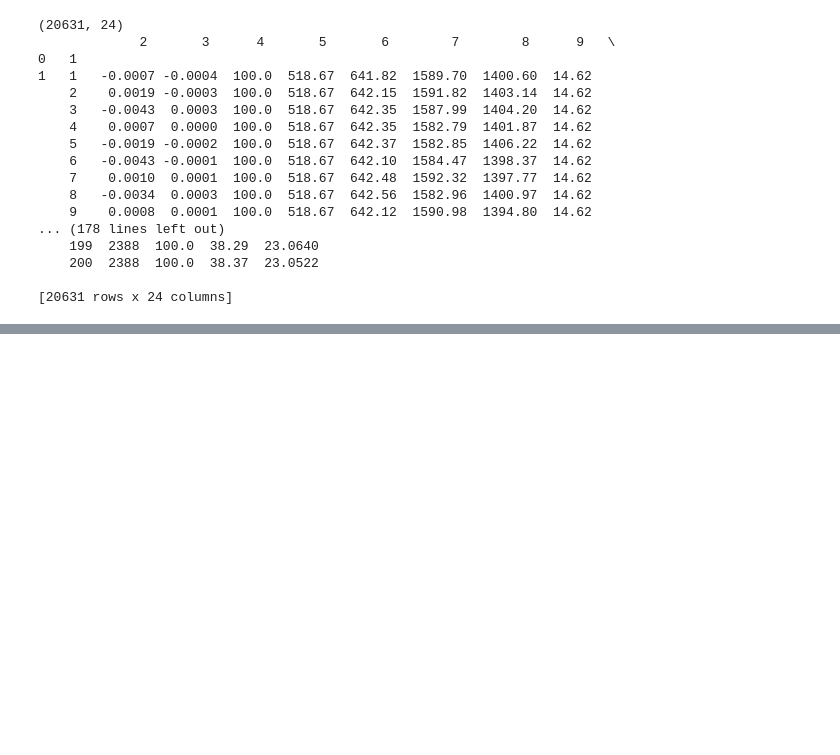
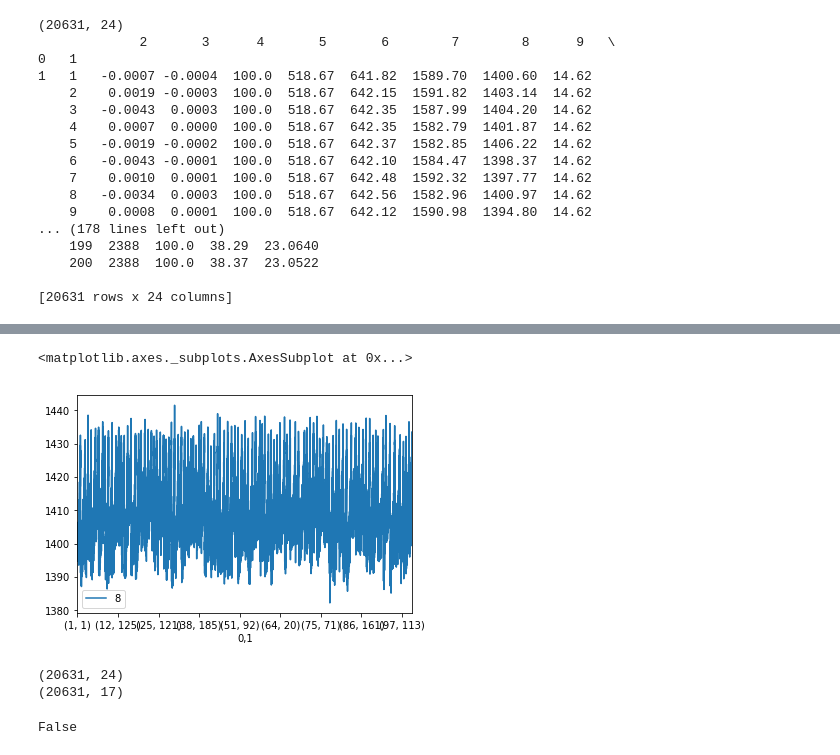
Before and after one commit to tdeneke/tssim, a Jupyter notebook: spike/fault2failure.ipynb, the cells around one changed output, grey strips where cells are left out. Drawn from its saved outputs; the diff is of its cells as text; code cells hidden in the pictures; blank space fills up the shorter version.

```diff
--- a/spike/fault2failure.ipynb
+++ b/spike/fault2failure.ipynb
@@ -38,0 +57,5 @@ print(test.shape)
+# %%
+train.plot(y=8)
+# %% [output]
+<matplotlib.axes._subplots.AxesSubplot at 0x...>
+[figure, added]
@@ -38,0 +81,13 @@ print(test.shape)
+# %%
+print(train.shape)
+train = train.loc[:, (train != train.iloc[0]).any()]
+print(train.shape)
+# %% [output]
+(20631, 24)
+(20631, 17)
+# %%
+#remove constant columns
+corr = train.corr()
+print(corr.isnull().values.any())
+# %% [output]
+False
```
Also changed, not shown: parts of 8 cells of this notebook.
